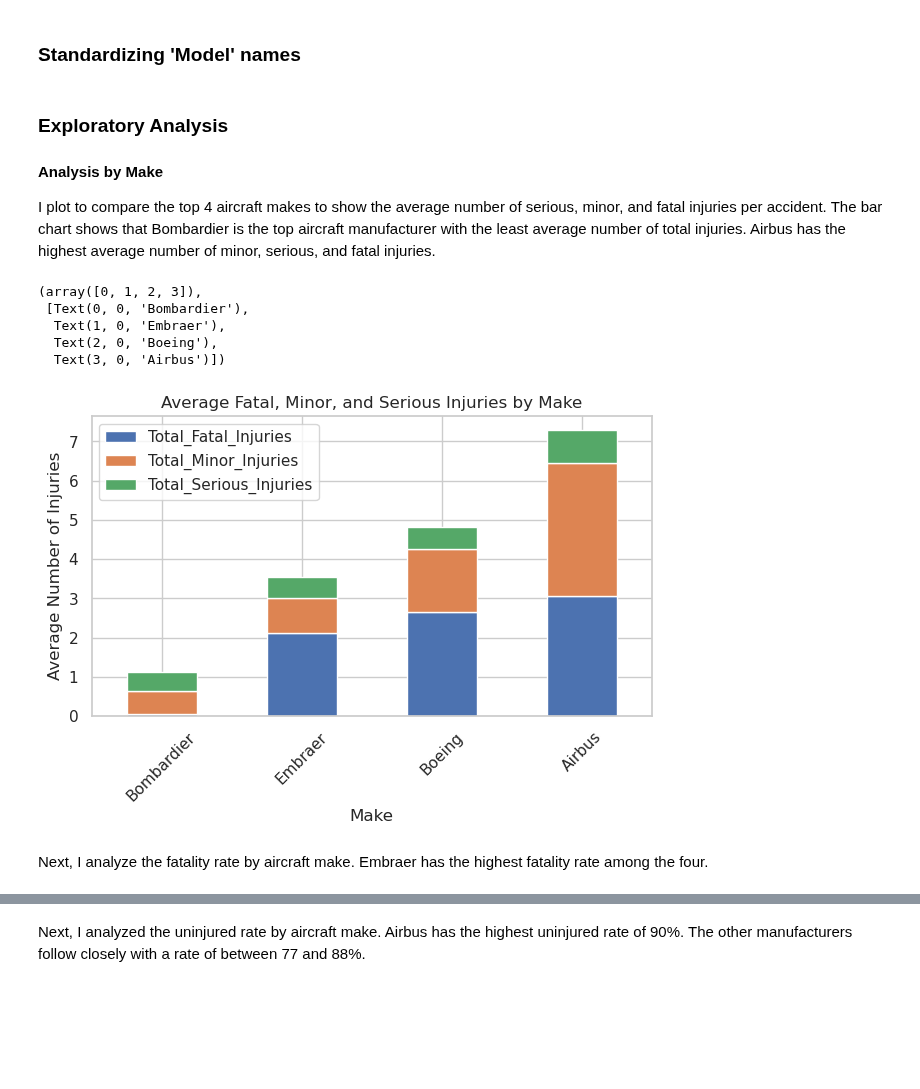
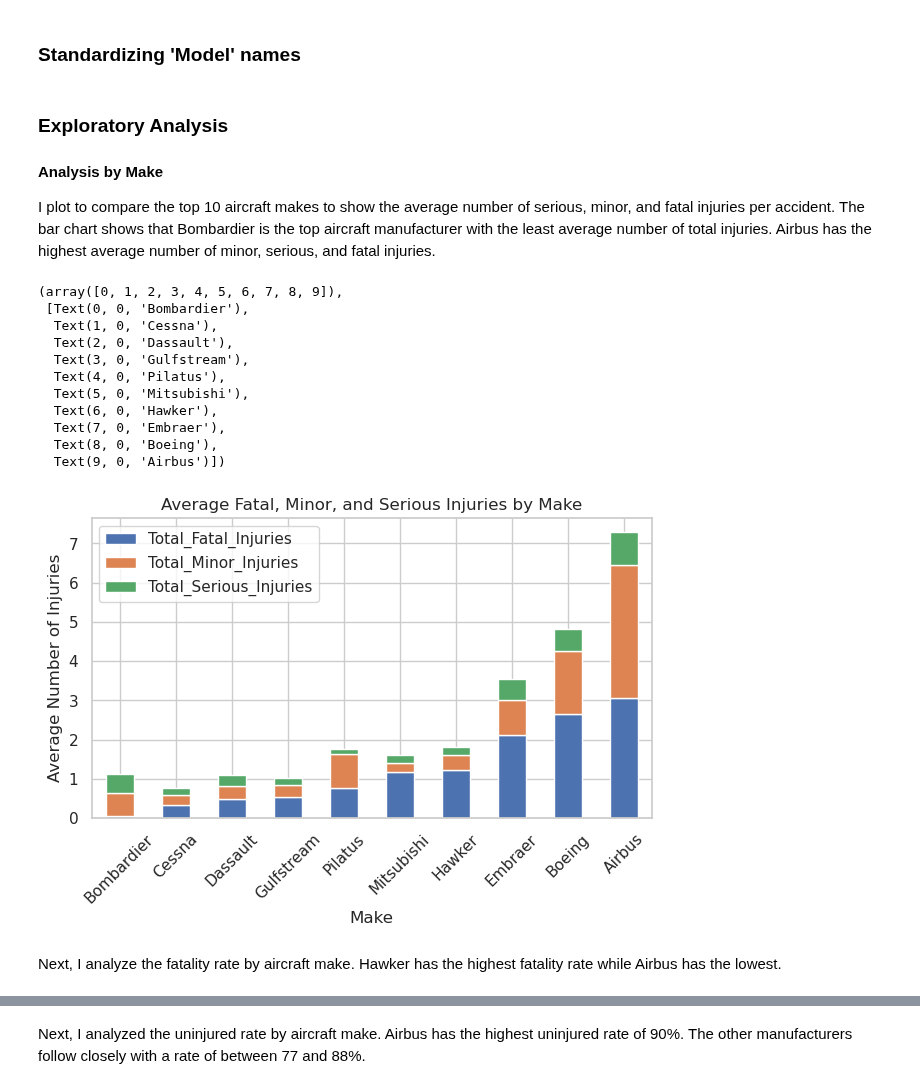
Before and after one commit to kev065/aviation-accidents, a Jupyter notebook: index.ipynb, the cells around one changed output, grey strips where cells are left out. Drawn from its saved outputs; the diff is of its cells as text; code cells hidden in the pictures; blank space fills up the shorter version.

Commit message:
Plot fatality rate by aircraft make

```diff
--- a/index.ipynb
+++ b/index.ipynb
@@ -280,30 +280,36 @@ filtered_df.to_csv('data/clean_data2.csv', index=False)
 # %% [markdown]
 ### Exploratory Analysis
 #### Analysis by Make
-I plot to compare the top 4 aircraft makes to show the average number of serious, minor, and fatal injuries per accident. The bar chart shows that Bombardier is the top aircraft manufacturer with the least average number of total injuries. Airbus has the highest average number of minor, serious, and fatal injuries.
+I plot to compare the top 10 aircraft makes to show the average number of serious, minor, and fatal injuries per accident. The bar chart shows that Bombardier is the top aircraft manufacturer with the least average number of total injuries. Airbus has the highest average number of minor, serious, and fatal injuries.
 # %%
 # Plots a bar chart of Aircraft Make by Number of Injuries
 sns.set_theme(style='whitegrid', context='notebook')
 
 # Creates stacked bar plot
 ax = filtered_df.groupby(['Make'])[['Total_Fatal_Injuries', 'Total_Minor_Injuries', 'Total_Serious_Injuries']]\
-    .mean().sort_values(by='Total_Fatal_Injuries', ascending=True).head().plot(kind='bar', stacked=True)
+    .mean().sort_values(by='Total_Fatal_Injuries', ascending=True).plot(kind='bar', stacked=True)
 ax.set_title('Average Fatal, Minor, and Serious Injuries by Make')
 ax.set_xlabel('Make')
 ax.set_ylabel('Average Number of Injuries');
 plt.tight_layout()
 
 # Rotate x-axis labels by 45 degrees
 plt.xticks(rotation=45)
 # %% [output]
-(array([0, 1, 2, 3]),
+(array([0, 1, 2, 3, 4, 5, 6, 7, 8, 9]),
  [Text(0, 0, 'Bombardier'),
-  Text(1, 0, 'Embraer'),
-  Text(2, 0, 'Boeing'),
-  Text(3, 0, 'Airbus')])
+  Text(1, 0, 'Cessna'),
+  Text(2, 0, 'Dassault'),
+  Text(3, 0, 'Gulfstream'),
+  Text(4, 0, 'Pilatus'),
+  Text(5, 0, 'Mitsubishi'),
+  Text(6, 0, 'Hawker'),
+  Text(7, 0, 'Embraer'),
+  Text(8, 0, 'Boeing'),
+  Text(9, 0, 'Airbus')])
-[figure, old version]
+[figure, new version]
 # %% [markdown]
-Next, I analyze the fatality rate by aircraft make. Embraer has the highest fatality rate among the four.
+Next, I analyze the fatality rate by aircraft make. Hawker has the highest fatality rate while Airbus has the lowest.
 # %%
 # Drop all NaNs in new 'injured' columns
 filtered_df = filtered_df.dropna(subset=['Total_Fatal_Injuries', 'Total_Serious_Injuries', 'Total_Minor_Injuries', 'Total_Uninjured', 'Fatal_Injury_Proportion', 'Uninjured_Proportion'])
```
Also changed, not shown: parts of 1 cell of this notebook.
